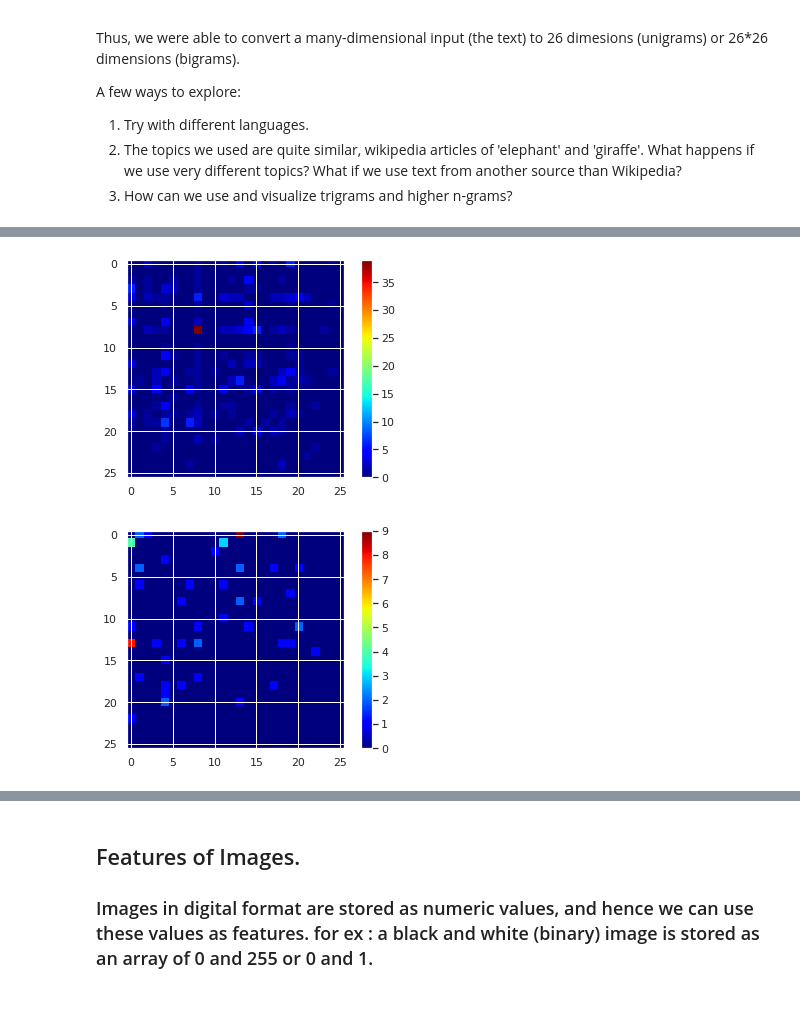
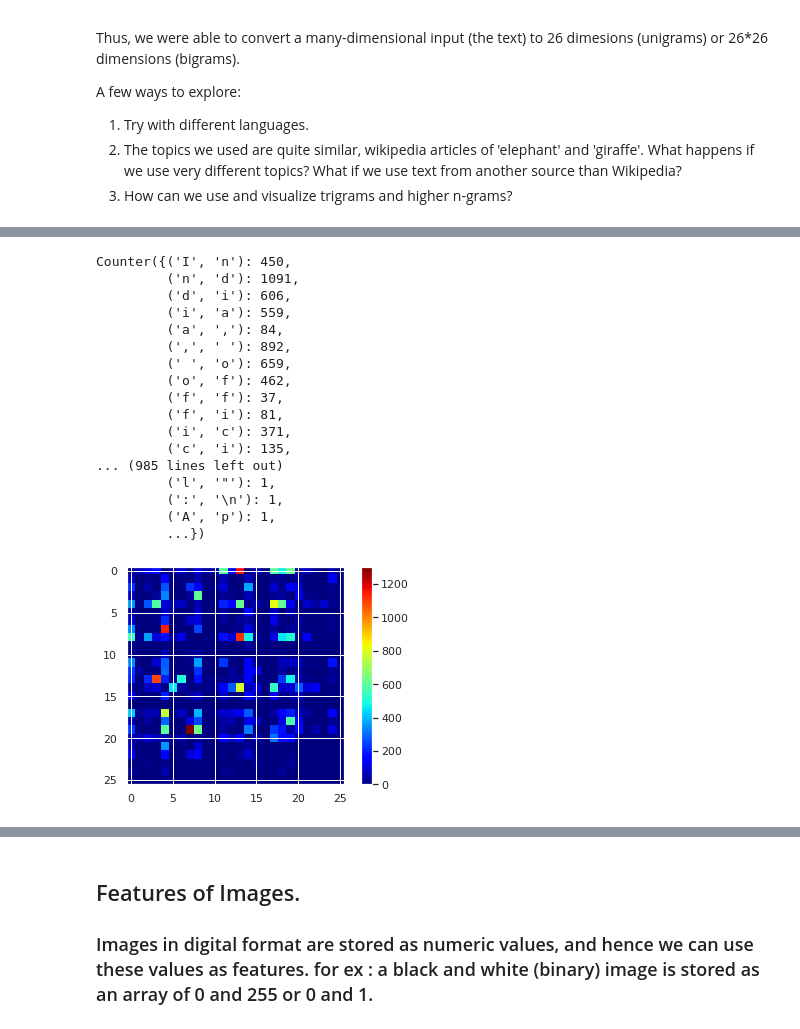
Before and after one commit to renukarenuuu/FMML_COURSE_ASSIGNMENT, a Jupyter notebook: FMML_Aug22_M1Lab2_DataFeatures&Augmentation.ipynb, the cells around one changed output, grey strips where cells are left out. Saved outputs shown, nothing was run; the diff lists cells and outputs as text; code cells hidden in the pictures.

```diff
--- a/FMML_Aug22_M1Lab2_DataFeatures&Augmentation.ipynb
+++ b/FMML_Aug22_M1Lab2_DataFeatures&Augmentation.ipynb
@@ -345,9 +322,0 @@ Requirement already satisfied: chardet<4,>=3.0.2 in /usr/local/lib/python3.7/dis
-# %%
-data1 = 'APPLE'
-data2 = 'BANANA'
-wikipedia.set_lang('ar') #using set launguage download the data in required language
-arb1 = wikipedia.page(data1).content#total content about the data1 insted of page we can use summary
-arb2 = wikipedia.page(data2).content
-wikipedia.set_lang('hi')#hindi language
-hin1 = wikipedia.page(data1).content
-hin2 = wikipedia.page(data2).content
@@ -464,0 +336,12 @@ def plotbihistogram(ngram):
+# %%
+#trying with different languages
+
+topic1 = 'Giraffe'
+topic2 = 'Elephant'
+wikipedia.set_lang('en')
+eng1 = wikipedia.page(topic1).content
+eng2 = wikipedia.page(topic2).content
+wikipedia.set_lang('hi')
+hi1 = wikipedia.page(topic1).content
+hi2 = wikipedia.page(topic2).content
+print(hi1)
@@ -464,0 +368,15 @@ def plotbihistogram(ngram):
+# %%
+#different topic
+
+# importing the module
+
+import wikipedia
+
+# wikipedia page object is created
+wikipedia.set_lang("en")
+
+page_object = wikipedia.page("india country").content
+
+
+
+print(page_object)
@@ -464,0 +410,5 @@ def plotbihistogram(ngram):
+# %%
+bigram_india = Counter(ngrams(page_object,2)) # bigrams
+plothistogram(bigram_india)
+plt.title('Bigrams india country')
+plt.show()
@@ -465,7 +417,25 @@ def plotbihistogram(ngram):
+# %%
+bigram_india
+# %% [output]
+Counter({('I', 'n'): 450,
+         ('n', 'd'): 1091,
+         ('d', 'i'): 606,
+         ('i', 'a'): 559,
+         ('a', ','): 84,
+         (',', ' '): 892,
+         (' ', 'o'): 659,
+         ('o', 'f'): 462,
+         ('f', 'f'): 37,
+         ('f', 'i'): 81,
+         ('i', 'c'): 371,
+         ('c', 'i'): 135,
+... (985 lines left out)
+         ('l', '"'): 1,
+         (':', '\n'): 1,
+         ('A', 'p'): 1,
+         ...})
 # %%
-bieng1 = plotbihistogram(bigram_hin1)
+graph1=plotbihistogram(bigram_india)
 plt.show()
-bieng2 = plotbihistogram(bigram_arb2)
 # %% [output]
-[figure, old version]
+[figure, new version]
-[figure, removed]
```
Also changed, not shown: parts of 33 cells of this notebook.
